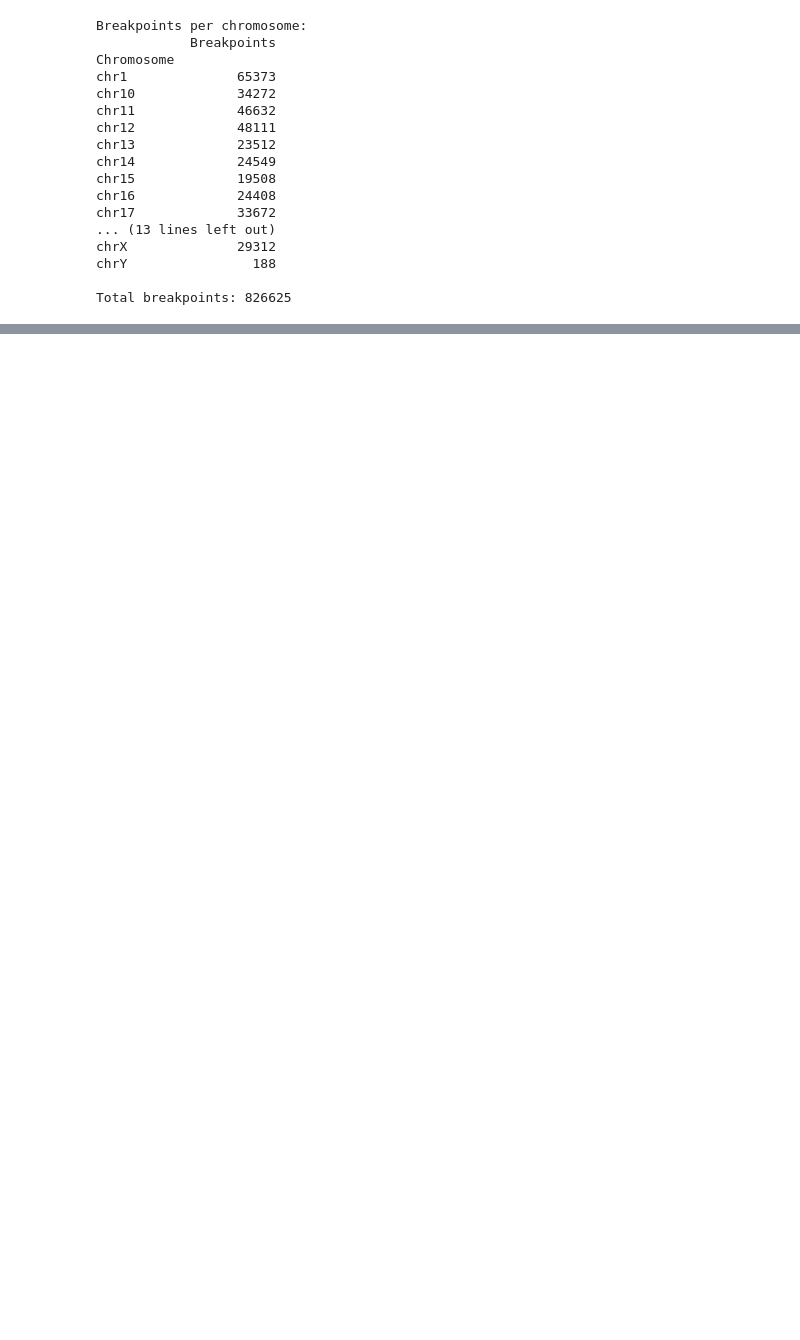
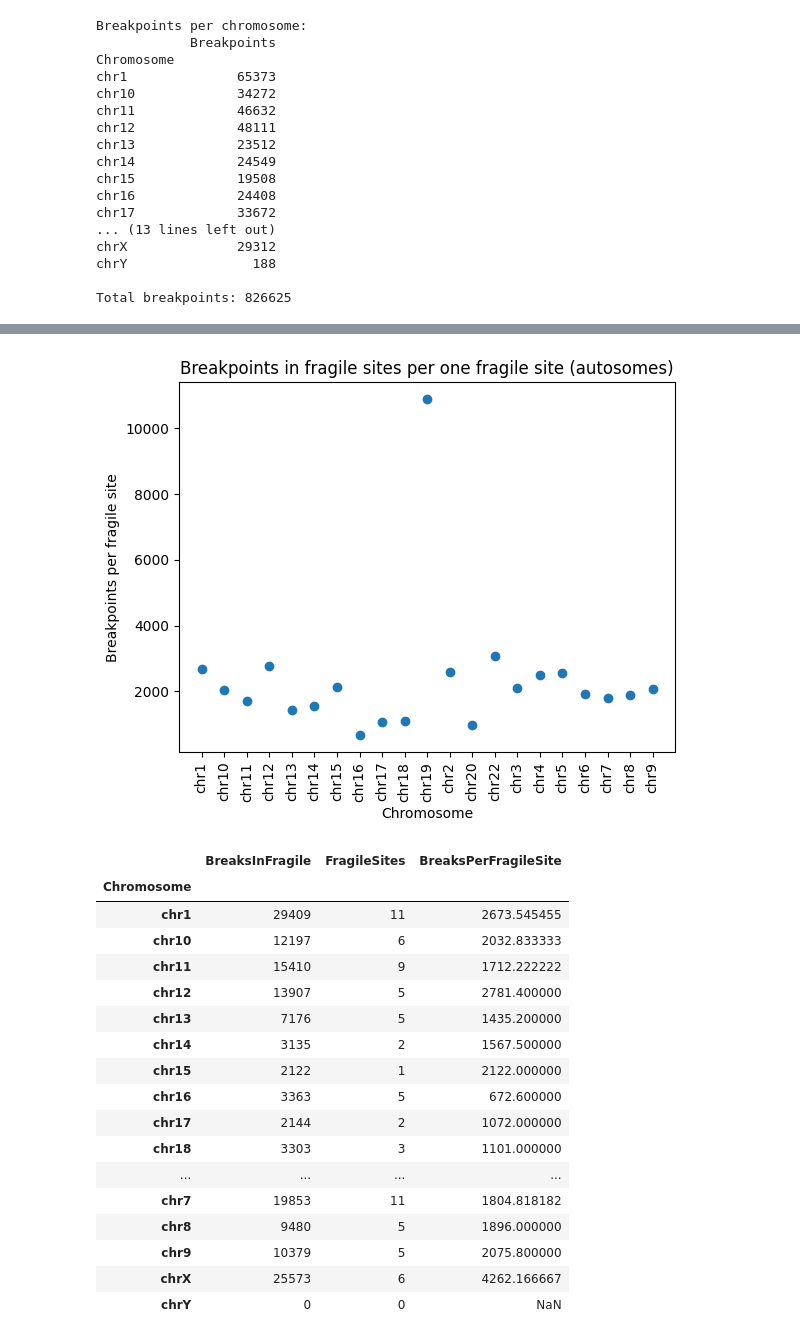
Before and after one commit to schwarzlab-ccb/CNSistent, a Jupyter notebook: notebooks/analyze_fragile_sites.ipynb, the cells around one changed output, grey strips where cells are left out. Drawn from its saved outputs; the diff is of its cells as text; code cells hidden in the pictures; blank space fills up the shorter version.

```diff
--- a/notebooks/analyze_fragile_sites.ipynb
+++ b/notebooks/analyze_fragile_sites.ipynb
@@ -207,0 +163,40 @@ plt.show()
+# %%
+# Breakpoints (inside fragile sites) per one fragile site, per chromosome.
+n_fragile = {c: len(dict_fragile.get(c, [])) for c in chroms}
+per_chr['FragileSites'] = pd.Series(n_fragile)
+per_chr['BreaksPerFragileSite'] = per_chr['BreaksInFragile'] / per_chr['FragileSites']
+
+# Autosomes with at least one fragile site (avoid divide-by-zero).
+aut = cns.only_aut(per_chr.reset_index().rename(columns={'Chromosome': 'chrom'}))
+aut = aut[aut['FragileSites'] > 0]
+
+fig, ax = plt.subplots()
+ax.scatter(range(len(aut)), aut['BreaksPerFragileSite'])
+ax.set_xticks(range(len(aut)))
+ax.set_xticklabels(aut['chrom'], rotation=90)
+ax.set_xlabel('Chromosome')
+ax.set_ylabel('Breakpoints per fragile site')
+ax.set_title('Breakpoints in fragile sites per one fragile site (autosomes)')
+plt.show()
+
+per_chr[['BreaksInFragile', 'FragileSites', 'BreaksPerFragileSite']]
+# %% [output]
+[figure, added]
+|  | BreaksInFragile | FragileSites | BreaksPerFragileSite |
+| Chromosome |  |  |  |
+| chr1 | 29409 | 11 | 2673.545455 |
+| chr10 | 12197 | 6 | 2032.833333 |
+| chr11 | 15410 | 9 | 1712.222222 |
+| chr12 | 13907 | 5 | 2781.400000 |
+| chr13 | 7176 | 5 | 1435.200000 |
+| chr14 | 3135 | 2 | 1567.500000 |
+| chr15 | 2122 | 1 | 2122.000000 |
+| chr16 | 3363 | 5 | 672.600000 |
+| chr17 | 2144 | 2 | 1072.000000 |
+| chr18 | 3303 | 3 | 1101.000000 |
+| ... | ... | ... | ... |
+| chr7 | 19853 | 11 | 1804.818182 |
+| chr8 | 9480 | 5 | 1896.000000 |
+| chr9 | 10379 | 5 | 2075.800000 |
+| chrX | 25573 | 6 | 4262.166667 |
+| chrY | 0 | 0 | NaN |
```
Also changed, not shown: parts of 13 cells of this notebook, 3 other files.
